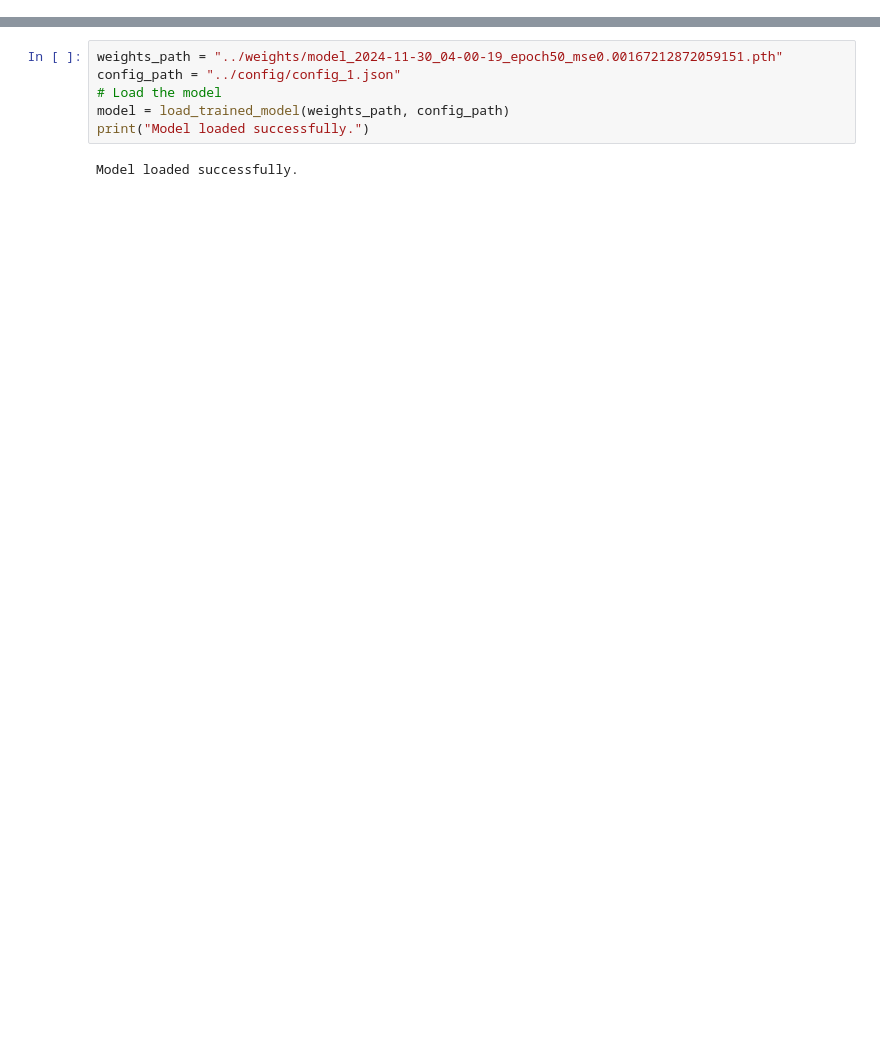
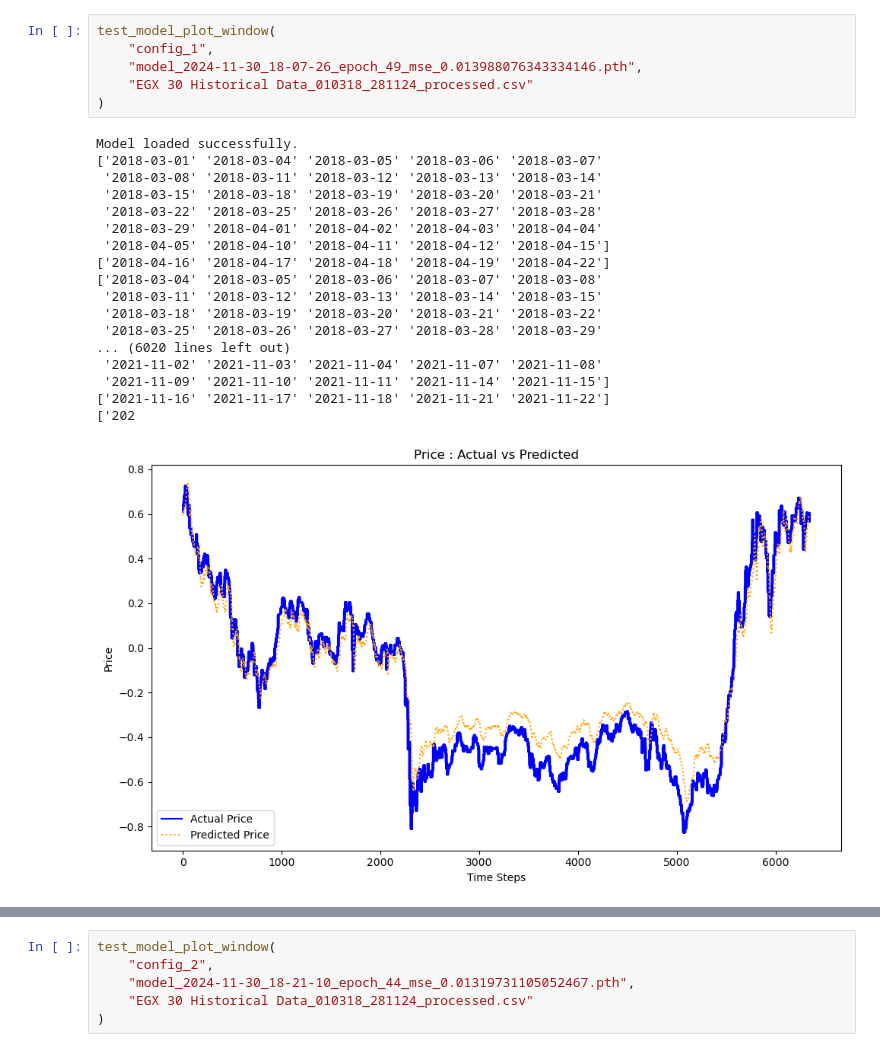
Before and after one commit to Ahmedh12/OHLC-Prices-Predictor, a Jupyter notebook: notebooks/model_verification.ipynb, the cells around one changed output, grey strips where cells are left out. Drawn from its saved outputs; the diff is of its cells as text; blank space fills up the shorter version.

```diff
--- a/notebooks/model_verification.ipynb
+++ b/notebooks/model_verification.ipynb
@@ -12,0 +12,25 @@ from utils import *
+# %%
+test_model_plot_window(
+    "config_1",
+    "model_2024-11-30_18-07-26_epoch_49_mse_0.013988076343334146.pth",
+    "EGX 30 Historical Data_010318_281124_processed.csv"
+)
+# %% [output]
+Model loaded successfully.
+['2018-03-01' '2018-03-04' '2018-03-05' '2018-03-06' '2018-03-07'
+ '2018-03-08' '2018-03-11' '2018-03-12' '2018-03-13' '2018-03-14'
+ '2018-03-15' '2018-03-18' '2018-03-19' '2018-03-20' '2018-03-21'
+ '2018-03-22' '2018-03-25' '2018-03-26' '2018-03-27' '2018-03-28'
+ '2018-03-29' '2018-04-01' '2018-04-02' '2018-04-03' '2018-04-04'
+ '2018-04-05' '2018-04-10' '2018-04-11' '2018-04-12' '2018-04-15']
+['2018-04-16' '2018-04-17' '2018-04-18' '2018-04-19' '2018-04-22']
+['2018-03-04' '2018-03-05' '2018-03-06' '2018-03-07' '2018-03-08'
+ '2018-03-11' '2018-03-12' '2018-03-13' '2018-03-14' '2018-03-15'
+ '2018-03-18' '2018-03-19' '2018-03-20' '2018-03-21' '2018-03-22'
+ '2018-03-25' '2018-03-26' '2018-03-27' '2018-03-28' '2018-03-29'
+... (6020 lines left out)
+ '2021-11-02' '2021-11-03' '2021-11-04' '2021-11-07' '2021-11-08'
+ '2021-11-09' '2021-11-10' '2021-11-11' '2021-11-14' '2021-11-15']
+['2021-11-16' '2021-11-17' '2021-11-18' '2021-11-21' '2021-11-22']
+['202
+[figure, added]
@@ -13,8 +40,6 @@ from utils import *
 # %%
-weights_path = "../weights/model_2024-11-30_04-00-19_epoch50_mse0.00167212872059151.pth"
-config_path = "../config/config_1.json"
-# Load the model
-model = load_trained_model(weights_path, config_path)
-print("Model loaded successfully.")
+test_model_plot_window(
+    "config_2",
+    "model_2024-11-30_18-21-10_epoch_44_mse_0.01319731105052467.pth",
+    "EGX 30 Historical Data_010318_281124_processed.csv"
+)
-# %% [output]
-Model loaded successfully.
```
Also changed, not shown: parts of 6 cells of this notebook, 12 other files.
